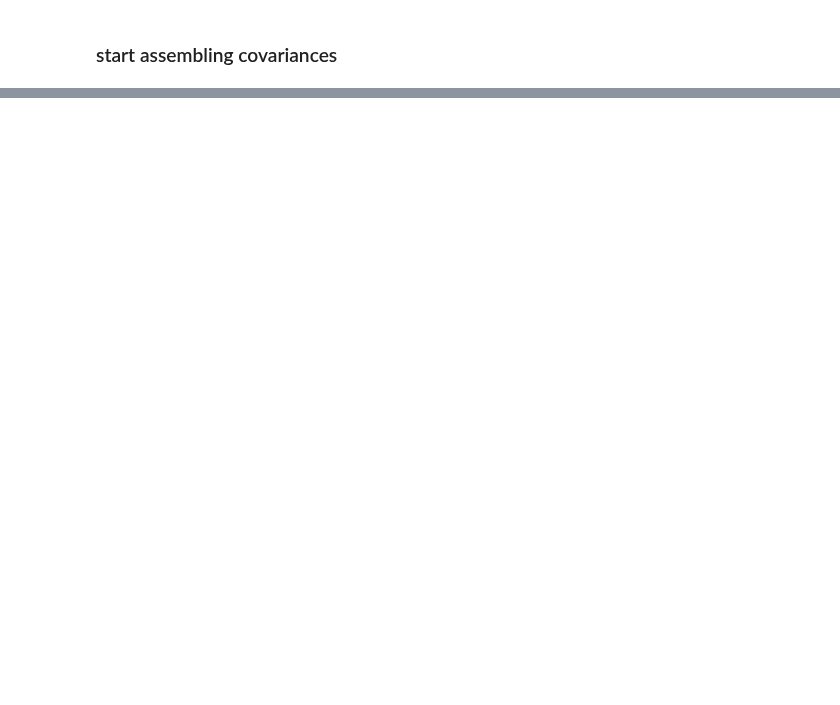
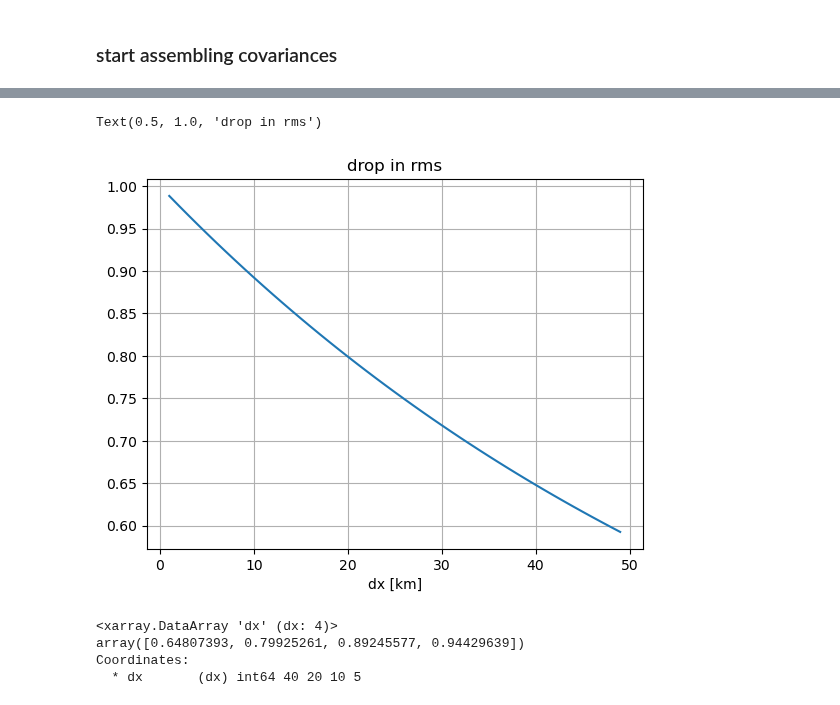
Before and after one commit to ahmaddroobi99/nwa, a Jupyter notebook: stats/flow_resolution_sensitivity.ipynb, the cells around one changed output, grey strips where cells are left out. Cells and saved outputs as stored; diff of their text form; code cells hidden in the pictures; blank space fills up the shorter version.

```diff
--- a/stats/flow_resolution_sensitivity.ipynb
+++ b/stats/flow_resolution_sensitivity.ipynb
@@ -65,7 +72,7 @@ kind, pp_ratio = "pp", 0.
 
 # covariance mode
 #Cmodel=("matern2_iso", "matern12")
-Cmodel=("matern32_iso", "matern12")
+Cmodel = "matern32_iso"
 # %%
 ### velocity field formulation
 
@@ -257,0 +286,24 @@ ax.set_yscale("log")
+# %%
+dx = np.arange(1,50)
+#dx = np.arange(.1,10)
+
+
+S2 =  lambda dx, λ, ν: λx**2*(ν-1)/ν * (1 - st.matern_general(2*dx, 1., ν, λx))/2/dx**2
+#D20 = st.matern_general_d2(dx*0, 1., ν, λx)
+
+fig, ax = plt.subplots(1,1)
+ax.plot(dx, np.sqrt(S2(dx, λx, ν)))
+#ax.plot(dx, H/H[0])
+ax.grid()
+ax.set_xlabel("dx [km]")
+ax.set_title("drop in rms")
+# %% [output]
+Text(0.5, 1.0, 'drop in rms')
+[figure, added]
+# %%
+np.sqrt(S2(std.dx, λx, ν))
+# %% [output]
+<xarray.DataArray 'dx' (dx: 4)>
+array([0.64807393, 0.79925261, 0.89245577, 0.94429639])
+Coordinates:
+  * dx       (dx) int64 40 20 10 5
```
Also changed, not shown: parts of 33 cells of this notebook, 7 other files.
